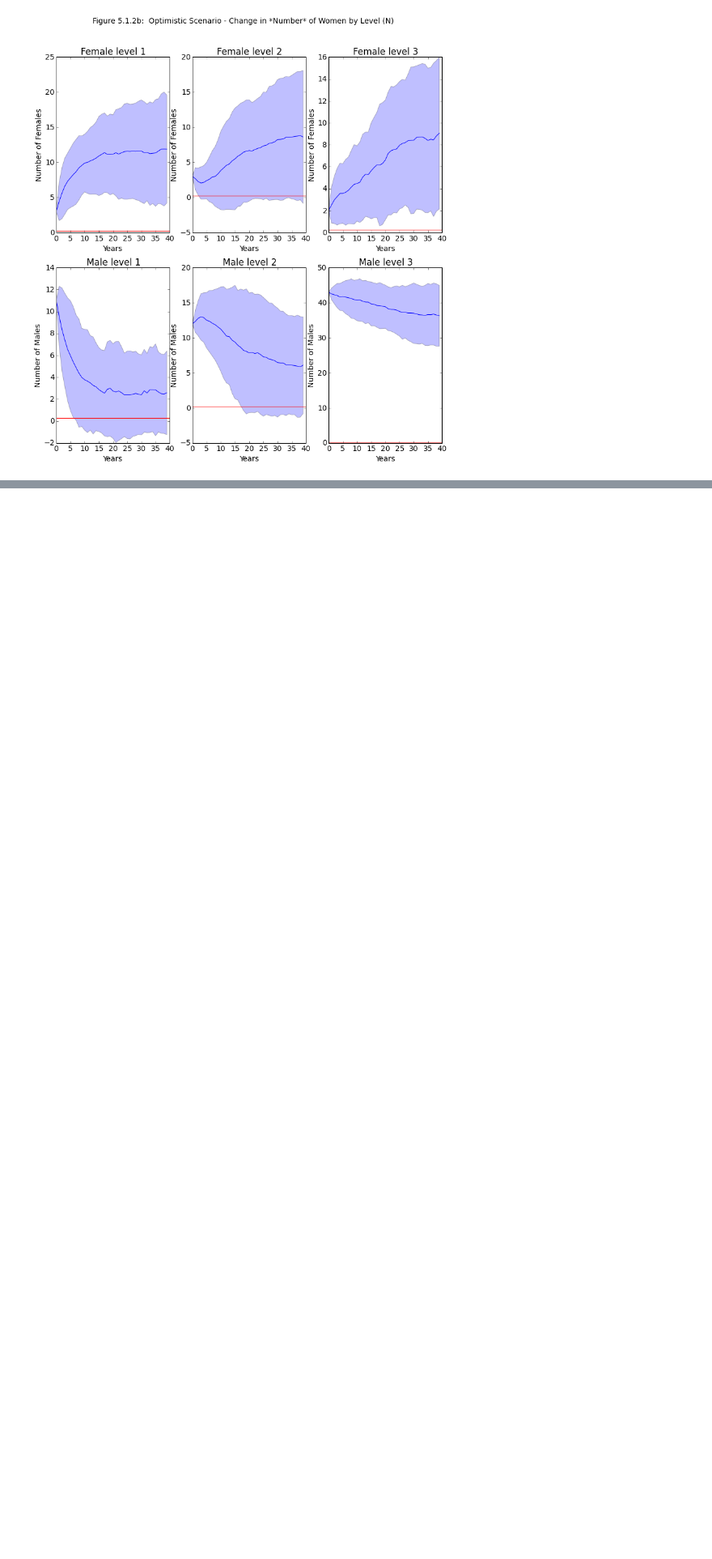
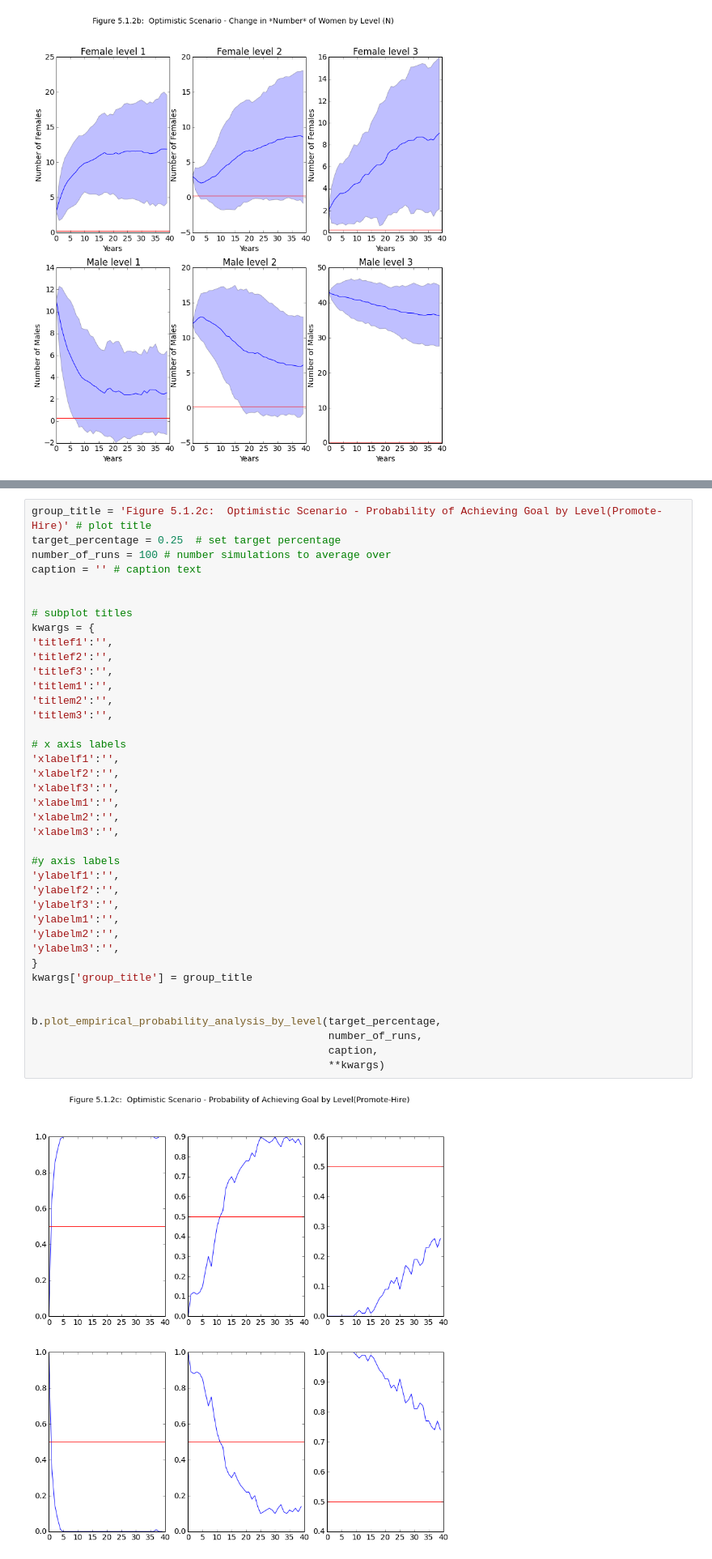
Before and after one commit to university-gender-evolution/notebooks-univ-gender, a Jupyter notebook: notebooks/mgmt_notebook05092016.ipynb, the cells around one changed output, grey strips where cells are left out. Shown at 81% size. Drawn from its saved outputs; the diff is of its cells as text; blank space fills up the shorter version.

```diff
--- a/notebooks/mgmt_notebook05092016.ipynb
+++ b/notebooks/mgmt_notebook05092016.ipynb
@@ -604,3 +762,44 @@ Figure 5.1.2c:  Optimistic Scenario - Probability of Achieving Goal by Level
+# %%
+group_title = 'Figure 5.1.2c:  Optimistic Scenario - Probability of Achieving Goal by Level(Promote-Hire)' # plot title
+target_percentage = 0.25  # set target percentage
+number_of_runs = 100 # number simulations to average over
+caption = '' # caption text
+
+
+# subplot titles
+kwargs = {
+'titlef1':'',
+'titlef2':'',
+'titlef3':'',
+'titlem1':'',
+'titlem2':'',
+'titlem3':'',
+
+# x axis labels
+'xlabelf1':'',
+'xlabelf2':'',
+'xlabelf3':'',
+'xlabelm1':'',
+'xlabelm2':'',
+'xlabelm3':'',
+
+#y axis labels
+'ylabelf1':'',
+'ylabelf2':'',
+'ylabelf3':'',
+'ylabelm1':'',
+'ylabelm2':'',
+'ylabelm3':'',
+}
+kwargs['group_title'] = group_title
+
+
+b.plot_empirical_probability_analysis_by_level(target_percentage,
+                                               number_of_runs,
+                                               caption,
+                                               **kwargs)
+# %% [output]
+[figure, added]
 # %% [markdown]
 ### Optimistic Scenario Notes
 # %% [markdown]
```
Also changed, not shown: parts of 7 cells of this notebook, 1 other file.
